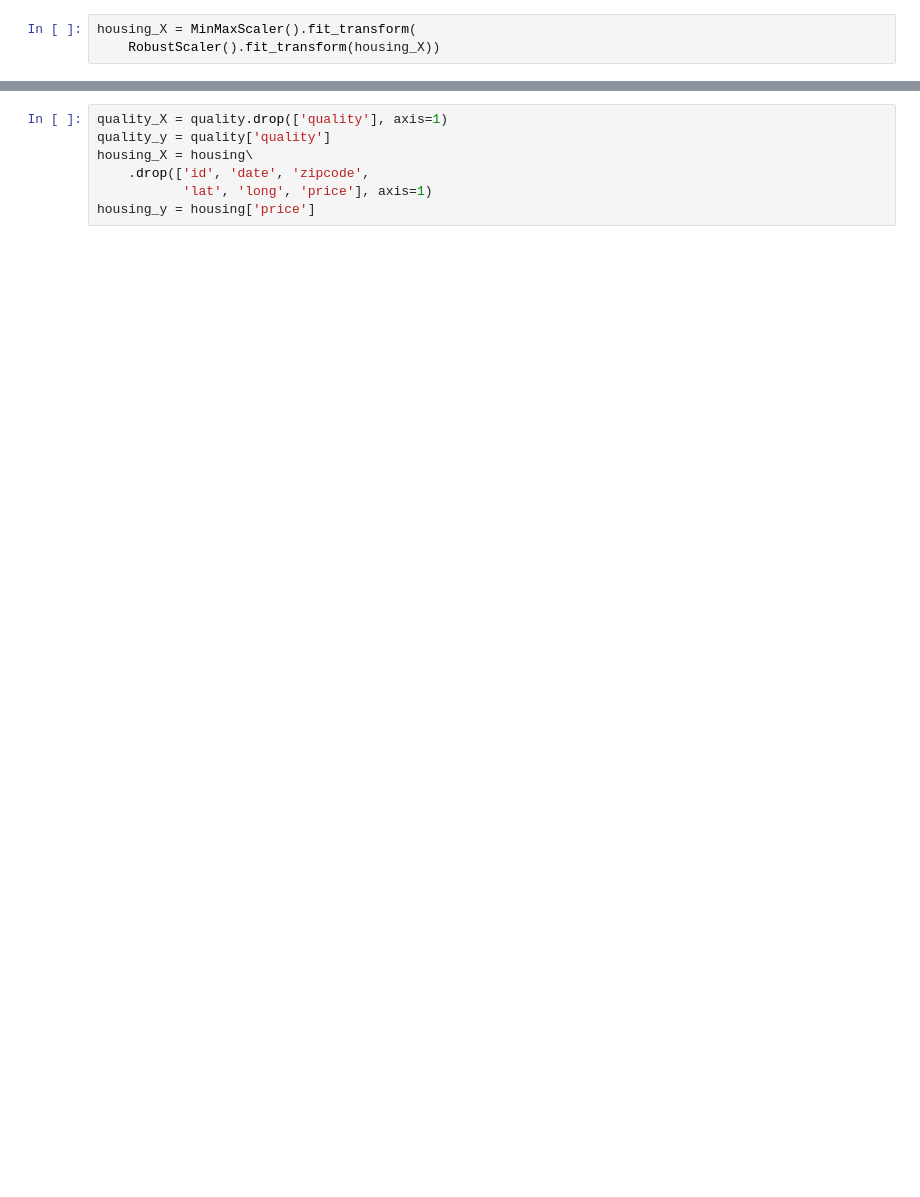
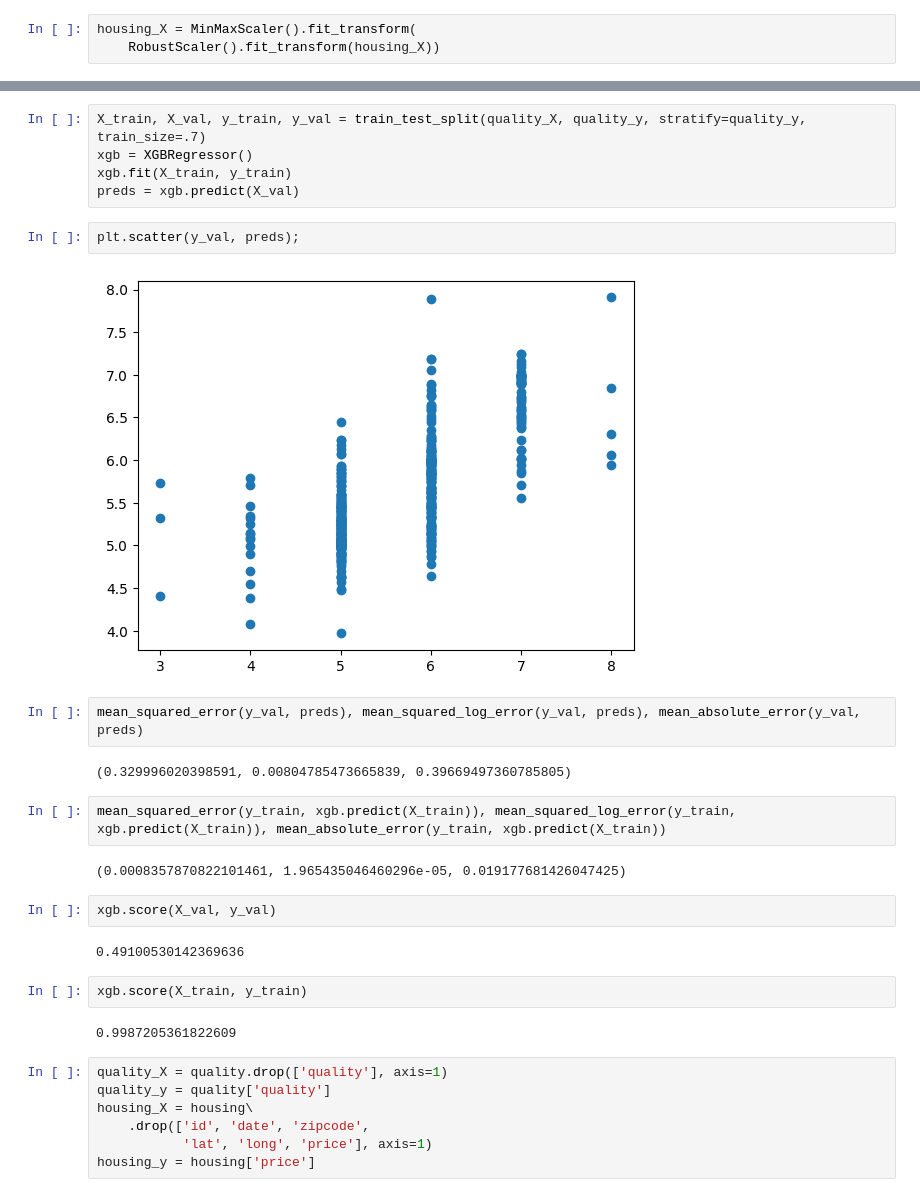
Before and after one commit to Agnij-Moitra/variational-gradient-boosting, a Jupyter notebook: benchmarks.ipynb, the cells around one changed output, grey strips where cells are left out. Saved outputs shown, nothing was run; the diff lists cells and outputs as text; blank space fills up the shorter version.

```diff
--- a/benchmarks.ipynb
+++ b/benchmarks.ipynb
@@ -250,3 +232,28 @@ plot_results(housing_results)
+# %%
+X_train, X_val, y_train, y_val = train_test_split(quality_X, quality_y, stratify=quality_y, train_size=.7)
+xgb = XGBRegressor()
+xgb.fit(X_train, y_train)
+preds = xgb.predict(X_val)
+# %%
+plt.scatter(y_val, preds);
+# %% [output]
+[figure, added]
+# %%
+mean_squared_error(y_val, preds), mean_squared_log_error(y_val, preds), mean_absolute_error(y_val, preds)
+# %% [output]
+(0.329996020398591, 0.00804785473665839, 0.39669497360785805)
+# %%
+mean_squared_error(y_train, xgb.predict(X_train)), mean_squared_log_error(y_train, xgb.predict(X_train)), mean_absolute_error(y_train, xgb.predict(X_train))
+# %% [output]
+(0.0008357870822101461, 1.965435046460296e-05, 0.019177681426047425)
+# %%
+xgb.score(X_val, y_val)
+# %% [output]
+0.49100530142369636
+# %%
+xgb.score(X_train, y_train)
+# %% [output]
+0.9987205361822609
 # %%
 quality_X = quality.drop(['quality'], axis=1)
 quality_y = quality['quality']
```
Also changed, not shown: parts of 30 cells of this notebook, 1 other file.
